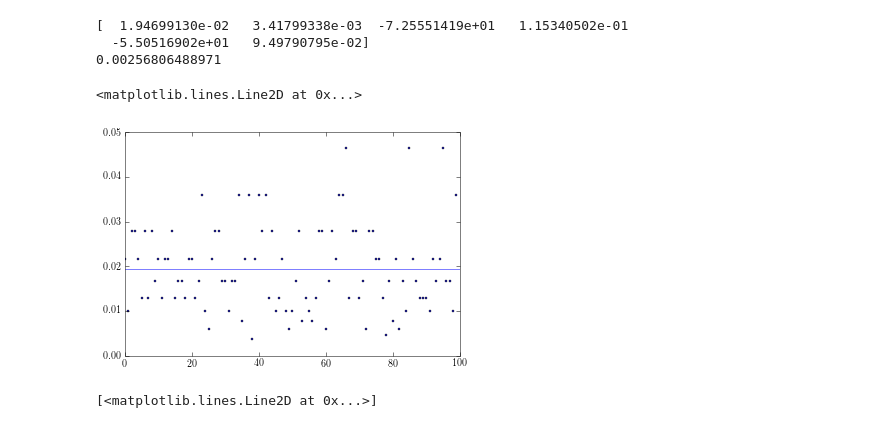
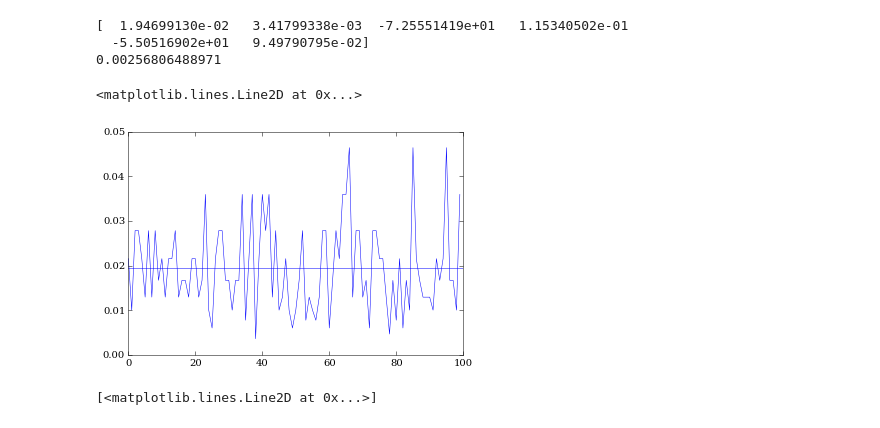
Before and after one commit to paulrozdeba/CS250B, a Jupyter notebook: hw1/sgd_code/sgd_analysis.ipynb, the cells around one changed output. Cells and saved outputs as stored; diff of their text form; code cells hidden in the pictures.

```diff
--- a/hw1/sgd_code/sgd_analysis.ipynb
+++ b/hw1/sgd_code/sgd_analysis.ipynb
@@ -32,11 +36,11 @@ print .00005/batch_mean[0]
 0.00256806488971
 # %%
 # take a look at mu over all instances
-plt.plot(batch_run_data[:,0], 'bo', ms=2)
+plt.plot(batch_run_data[:,0])
 plt.axhline(y=batch_mean[0])
 # %% [output]
 <matplotlib.lines.Line2D at 0x...>
-[figure, old version]
+[figure, new version]
 # %%
 # look at LCL when applied to test set
 plt.plot(batch_run_data[:,4], 'bo', ms=2)
```
Also changed, not shown: parts of 2 cells of this notebook, 1 other file.
